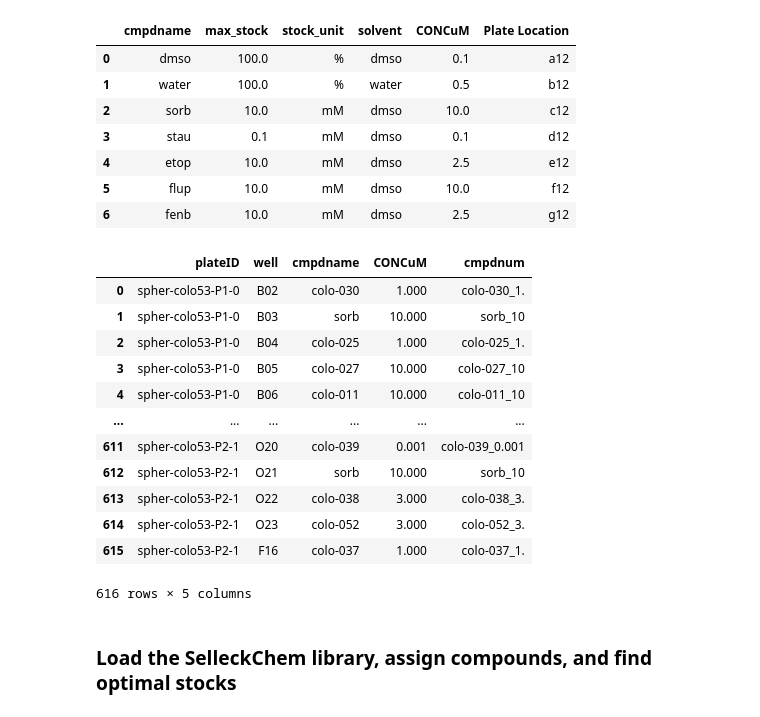
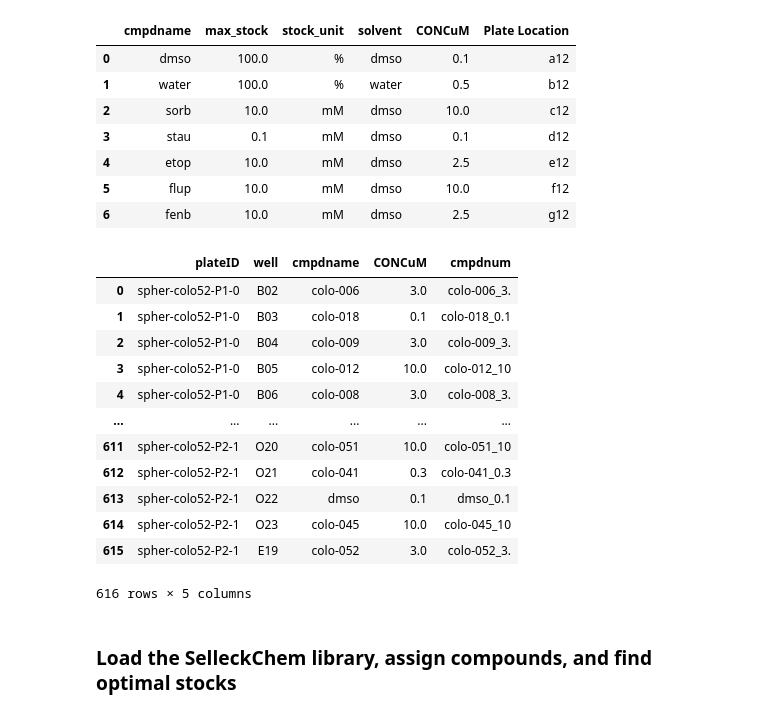
Before and after one commit to pharmbio/colopaint3D, a Jupyter notebook: colo52-input/combine_plaid.ipynb, the cells around one changed output. Drawn from its saved outputs; the diff is of its cells as text; code cells hidden in the pictures.

```diff
--- a/colo53-input/combine_plaid.ipynb
+++ b/colo52-input/combine_plaid.ipynb
@@ -180,39 +180,39 @@ display(df_controls_refcmpds)
 # %%
 ##
 ## Adjust layout to have the 2nd duplicated but in last rows
 ##
 
 
-df_copy = df_combined[df_combined['plateID'] == 'spher-colo53-P2-1'].copy()
+df_copy = df_combined[df_combined['plateID'] == 'spher-colo52-P2-1'].copy()
 
 # Split the well column into letter and number, and convert the number to integer
 df_copy[['well_letter', 'well_number']] = df_copy['well'].str.extract(r'([A-Z])(\d{2})')
 
 # Convert the well number to integer
 df_copy['well_number'] = df_copy['well_number'].astype(int)
 
 df_copy['old_well_number'] = df_copy['well_number']
 df_copy['well_number'] = df_copy['well_number'] + 11
 
 df_copy['old_well'] = df_copy['well']
 df_copy['well'] = df_copy['well_letter'] + df_copy['well_number'].astype(str)
 
 df_replaced = pd.concat([df_combined, df_copy[['plateID', 'well', 'cmpdname', 'CONCuM', 'cmpdnum']]], ignore_index=True)
 
 display(df_replaced)
 # %% [output]
 |  | plateID | well | cmpdname | CONCuM | cmpdnum |
-| 0 | spher-colo53-P1-0 | B02 | colo-030 | 1.000 | colo-030_1. |
-| 1 | spher-colo53-P1-0 | B03 | sorb | 10.000 | sorb_10 |
-| 2 | spher-colo53-P1-0 | B04 | colo-025 | 1.000 | colo-025_1. |
-| 3 | spher-colo53-P1-0 | B05 | colo-027 | 10.000 | colo-027_10 |
-| 4 | spher-colo53-P1-0 | B06 | colo-011 | 10.000 | colo-011_10 |
+| 0 | spher-colo52-P1-0 | B02 | colo-006 | 3.0 | colo-006_3. |
+| 1 | spher-colo52-P1-0 | B03 | colo-018 | 0.1 | colo-018_0.1 |
+| 2 | spher-colo52-P1-0 | B04 | colo-009 | 3.0 | colo-009_3. |
+| 3 | spher-colo52-P1-0 | B05 | colo-012 | 10.0 | colo-012_10 |
+| 4 | spher-colo52-P1-0 | B06 | colo-008 | 3.0 | colo-008_3. |
 | ... | ... | ... | ... | ... | ... |
-| 611 | spher-colo53-P2-1 | O20 | colo-039 | 0.001 | colo-039_0.001 |
-| 612 | spher-colo53-P2-1 | O21 | sorb | 10.000 | sorb_10 |
-| 613 | spher-colo53-P2-1 | O22 | colo-038 | 3.000 | colo-038_3. |
-| 614 | spher-colo53-P2-1 | O23 | colo-052 | 3.000 | colo-052_3. |
-| 615 | spher-colo53-P2-1 | F16 | colo-037 | 1.000 | colo-037_1. |
+| 611 | spher-colo52-P2-1 | O20 | colo-051 | 10.0 | colo-051_10 |
+| 612 | spher-colo52-P2-1 | O21 | colo-041 | 0.3 | colo-041_0.3 |
+| 613 | spher-colo52-P2-1 | O22 | dmso | 0.1 | dmso_0.1 |
+| 614 | spher-colo52-P2-1 | O23 | colo-045 | 10.0 | colo-045_10 |
+| 615 | spher-colo52-P2-1 | E19 | colo-052 | 3.0 | colo-052_3. |
 616 rows × 5 columns
 # %%
 # Save the combined file
```
Also changed, not shown: parts of 12 cells of this notebook.
